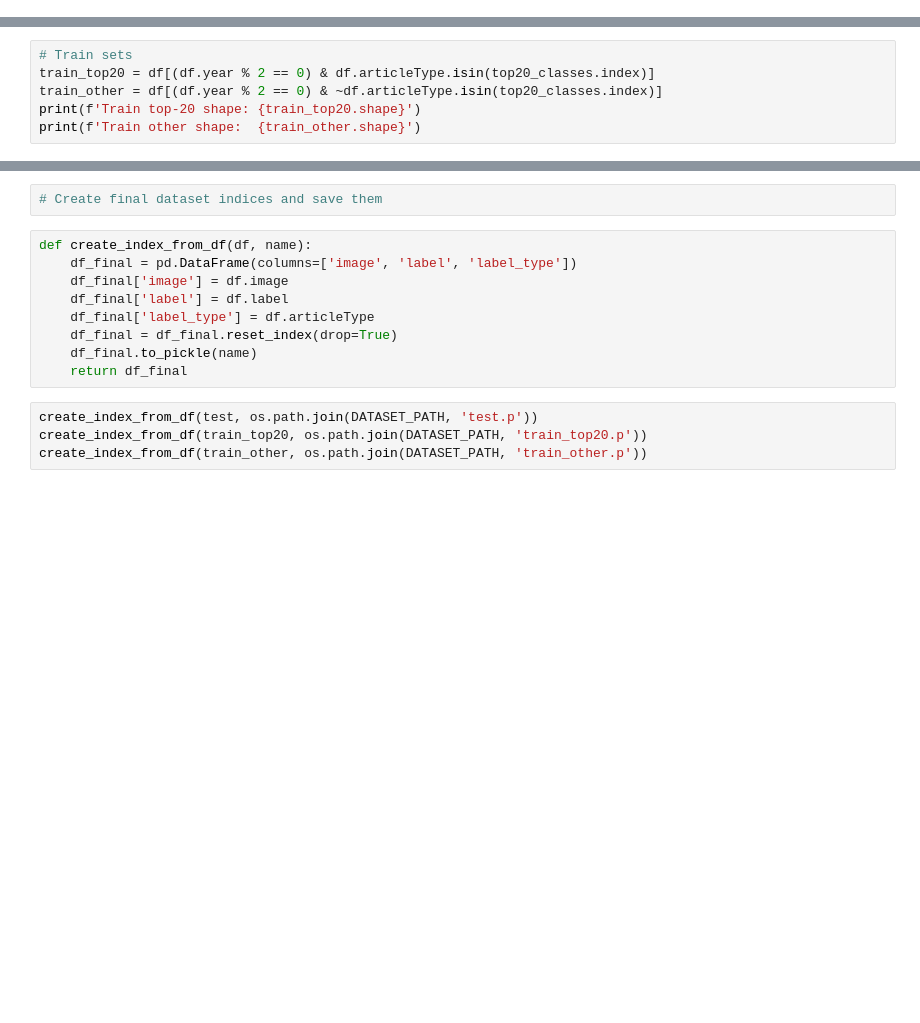
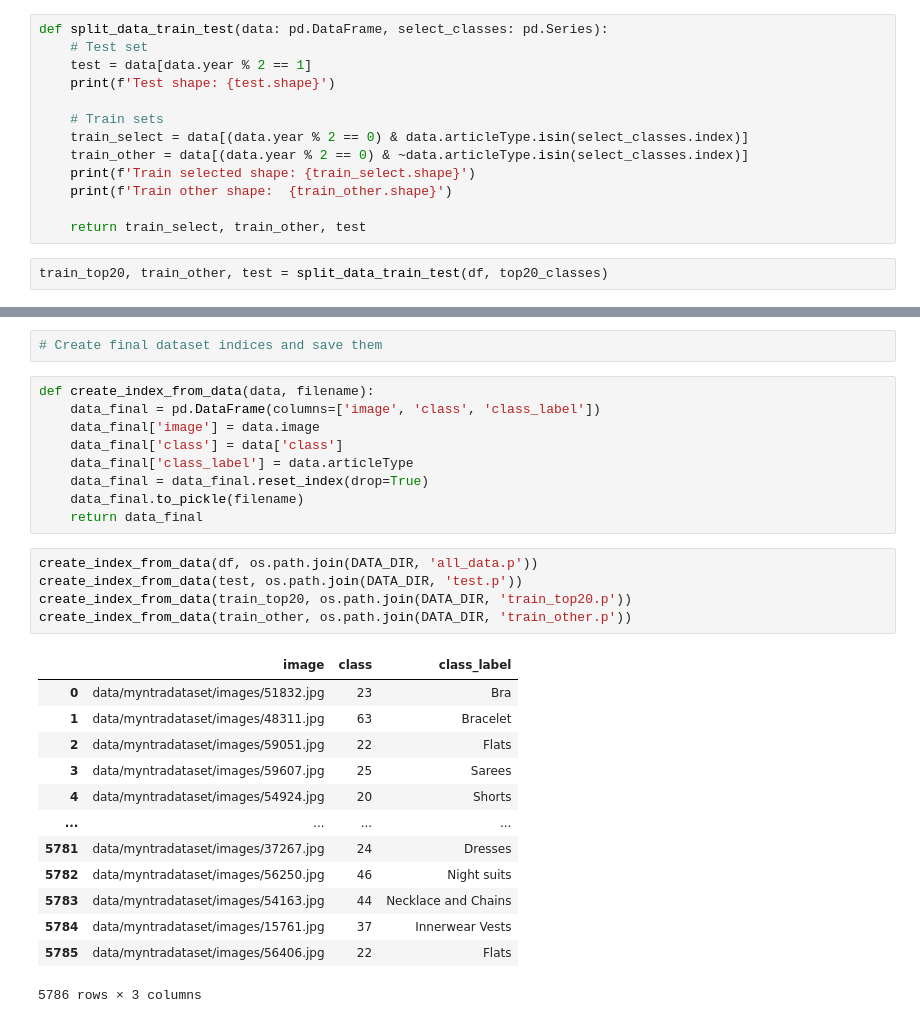
Before and after one commit to qbit-/few_shot_learning, a Jupyter notebook: notebooks/data_preparation.ipynb, the cells around one changed output, grey strips where cells are left out. Saved outputs shown, nothing was run; the diff lists cells and outputs as text; blank space fills up the shorter version.

```diff
--- a/notebooks/data_preparation.ipynb
+++ b/notebooks/data_preparation.ipynb
@@ -72,0 +96,15 @@ print(f'Test shape: {test.shape}')
+# %%
+def split_data_train_test(data: pd.DataFrame, select_classes: pd.Series):
+    # Test set
+    test = data[data.year % 2 == 1]
+    print(f'Test shape: {test.shape}')
+
+    # Train sets
+    train_select = data[(data.year % 2 == 0) & data.articleType.isin(select_classes.index)]
+    train_other = data[(data.year % 2 == 0) & ~data.articleType.isin(select_classes.index)]
+    print(f'Train selected shape: {train_select.shape}')
+    print(f'Train other shape:  {train_other.shape}')
+
+    return train_select, train_other, test
+# %%
+train_top20, train_other, test = split_data_train_test(df, top20_classes)
@@ -75,9 +120,3 @@ test.articleType.value_counts().head(20).plot(kind='barh')
-# %%
-# Train sets
-train_top20 = df[(df.year % 2 == 0) & df.articleType.isin(top20_classes.index)]
-train_other = df[(df.year % 2 == 0) & ~df.articleType.isin(top20_classes.index)]
-print(f'Train top-20 shape: {train_top20.shape}')
-print(f'Train other shape:  {train_other.shape}')
 # %%
 # Check splitting
 # %%
@@ -90,15 +131,30 @@ print(f'Are all top 20 classes in train: {check_train_top20.top20_is_in.all()}')
 # %%
 # Create final dataset indices and save them
-# %%
-def create_index_from_df(df, name):
-    df_final = pd.DataFrame(columns=['image', 'label', 'label_type'])
-    df_final['image'] = df.image
-    df_final['label'] = df.label
-    df_final['label_type'] = df.articleType
-    df_final = df_final.reset_index(drop=True)
-    df_final.to_pickle(name)
-    return df_final
+# %%
+def create_index_from_data(data, filename):
+    data_final = pd.DataFrame(columns=['image', 'class', 'class_label'])
+    data_final['image'] = data.image
+    data_final['class'] = data['class']
+    data_final['class_label'] = data.articleType
+    data_final = data_final.reset_index(drop=True)
+    data_final.to_pickle(filename)
+    return data_final
 # %%
-create_index_from_df(test, os.path.join(DATASET_PATH, 'test.p'))
-create_index_from_df(train_top20, os.path.join(DATASET_PATH, 'train_top20.p'))
-create_index_from_df(train_other, os.path.join(DATASET_PATH, 'train_other.p'))
+create_index_from_data(df, os.path.join(DATA_DIR, 'all_data.p'))
+create_index_from_data(test, os.path.join(DATA_DIR, 'test.p'))
+create_index_from_data(train_top20, os.path.join(DATA_DIR, 'train_top20.p'))
+create_index_from_data(train_other, os.path.join(DATA_DIR, 'train_other.p'))
+# %% [output]
+|  | image | class | class_label |
+| 0 | data/myntradataset/images/51832.jpg | 23 | Bra |
+| 1 | data/myntradataset/images/48311.jpg | 63 | Bracelet |
+| 2 | data/myntradataset/images/59051.jpg | 22 | Flats |
+| 3 | data/myntradataset/images/59607.jpg | 25 | Sarees |
+| 4 | data/myntradataset/images/54924.jpg | 20 | Shorts |
+| ... | ... | ... | ... |
+| 5781 | data/myntradataset/images/37267.jpg | 24 | Dresses |
+| 5782 | data/myntradataset/images/56250.jpg | 46 | Night suits |
+| 5783 | data/myntradataset/images/54163.jpg | 44 | Necklace and Chains |
+| 5784 | data/myntradataset/images/15761.jpg | 37 | Innerwear Vests |
+| 5785 | data/myntradataset/images/56406.jpg | 22 | Flats |
+5786 rows × 3 columns
```
Also changed, not shown: parts of 27 cells of this notebook, 3 other files.
